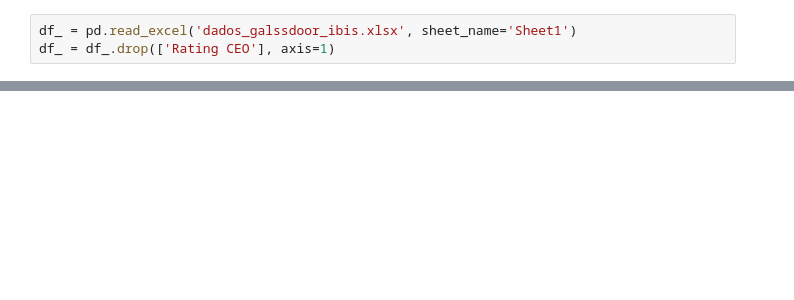
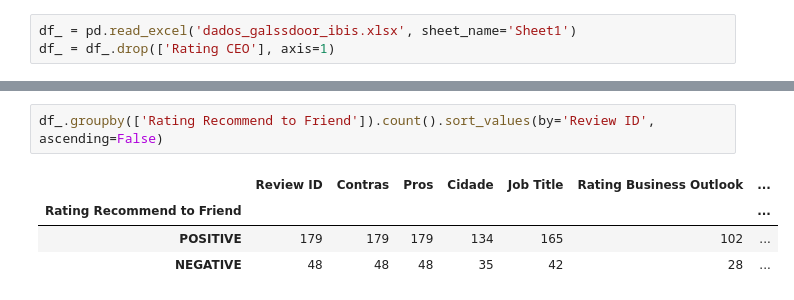
Before and after one commit to andrealborges/NLP-scraping-hotels, a Jupyter notebook: Web Scrapping.ipynb, the cells around one changed output, grey strips where cells are left out. Saved outputs shown, nothing was run; the diff lists cells and outputs as text; blank space fills up the shorter version.

```diff
--- a/Web Scrapping.ipynb
+++ b/Web Scrapping.ipynb
@@ -508,0 +582,7 @@ df_.describe()
+# %%
+df_.groupby(['Rating Recommend to Friend']).count().sort_values(by='Review ID', ascending=False)
+# %% [output]
+|  | Review ID | Contras | Pros | Cidade | Job Title | Rating Business Outlook | ... |
+| Rating Recommend to Friend |  |  |  |  |  |  | ... |
+| POSITIVE | 179 | 179 | 179 | 134 | 165 | 102 | ... |
+| NEGATIVE | 48 | 48 | 48 | 35 | 42 | 28 | ... |
```
Also changed, not shown: parts of 11 cells of this notebook, 1 other file.
